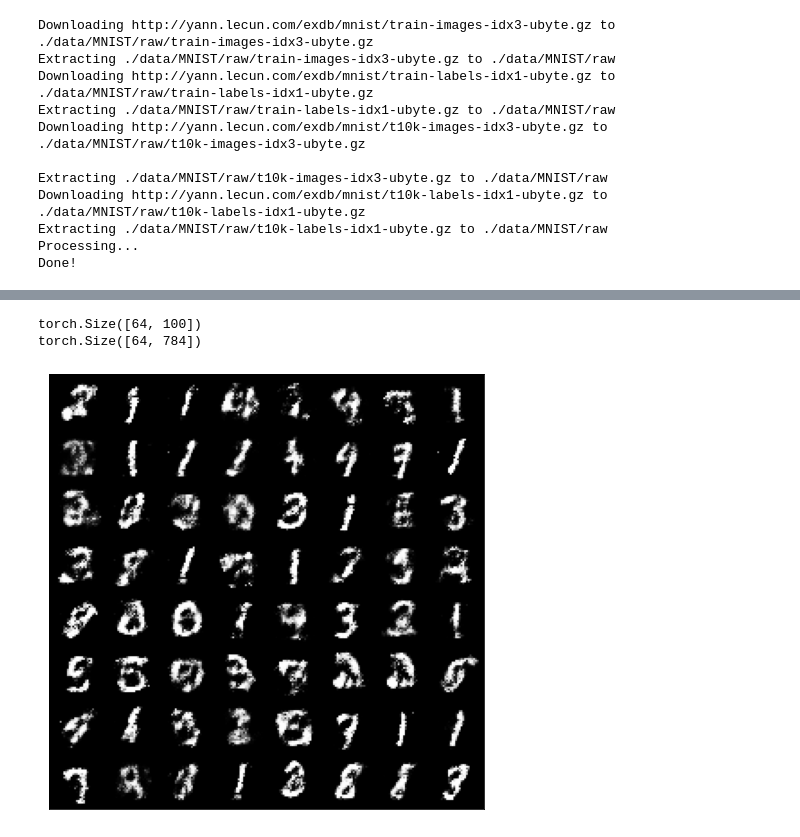
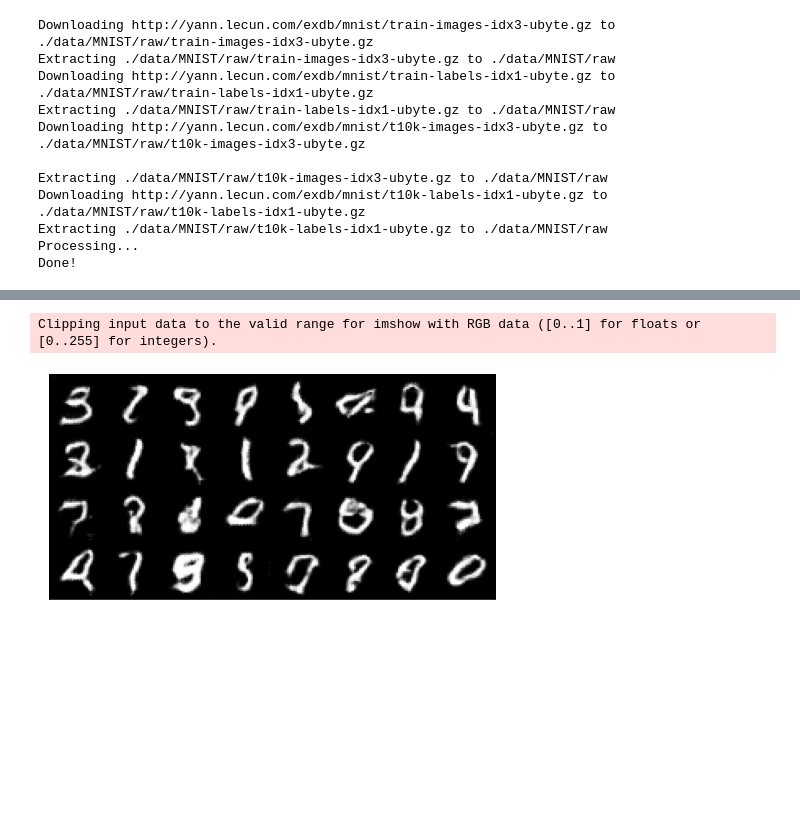
Before and after one commit to ali18997/Fake-Image-Generation, a Jupyter notebook: GAN_MNIST.ipynb, the cells around one changed output, grey strips where cells are left out. Cells and saved outputs as stored; diff of their text form; code cells hidden in the pictures; blank space fills up the shorter version.

```diff
--- a/GAN_MNIST.ipynb
+++ b/GAN_MNIST.ipynb
@@ -116,0 +76,23 @@ Dis(
+# %%
+class Generator(nn.Module):
+    def __init__(self):
+        super(Generator, self).__init__()
+        self.main = nn.Sequential(
+            nn.ConvTranspose2d(Z_dim, f_map * 8, 4, 1, 0, bias=False),
+            nn.BatchNorm2d(f_map * 8),
+            nn.ReLU(True),
+
+            nn.ConvTranspose2d(f_map * 8, f_map * 4, 4, 2, 1, bias=False),
+            nn.BatchNorm2d(f_map * 4),
+            nn.ReLU(True),
+
+            nn.ConvTranspose2d(f_map * 4, f_map * 2, 4, 2, 1, bias=False),
+            nn.BatchNorm2d(f_map * 2),
+            nn.ReLU(True),
+
+            nn.ConvTranspose2d(f_map * 2, n_out, 4, 2, 1, bias=False),
+            nn.Tanh()
+        )
+
+    def forward(self, input):
+        return self.main(input)
@@ -177,12 +198,7 @@ Epoch:5,   G_loss:3.1598972240999057,    D_loss:0.5362416383172912
-# %%
-
-z = torch.randn(64, 100).to(device)
-print(z.shape)
-sample = G(z)
-print(sample.shape)
-sample = sample.view(sample.size(0), 1, 28, 28).cpu()
-imshow(sample.detach())
-# %% [output]
-torch.Size([64, 100])
-torch.Size([64, 784])
-[figure, removed]
+# %%
+z_te = torch.randn(32, 100, 1, 1).to(device)
+# %%
+imshow(G(z_te).cpu().detach())
+# %% [output]
+Clipping input data to the valid range for imshow with RGB data ([0..1] for floats or [0..255] for integers).
+[figure, added]
```
Also changed, not shown: parts of 14 cells of this notebook, 1 other file.
